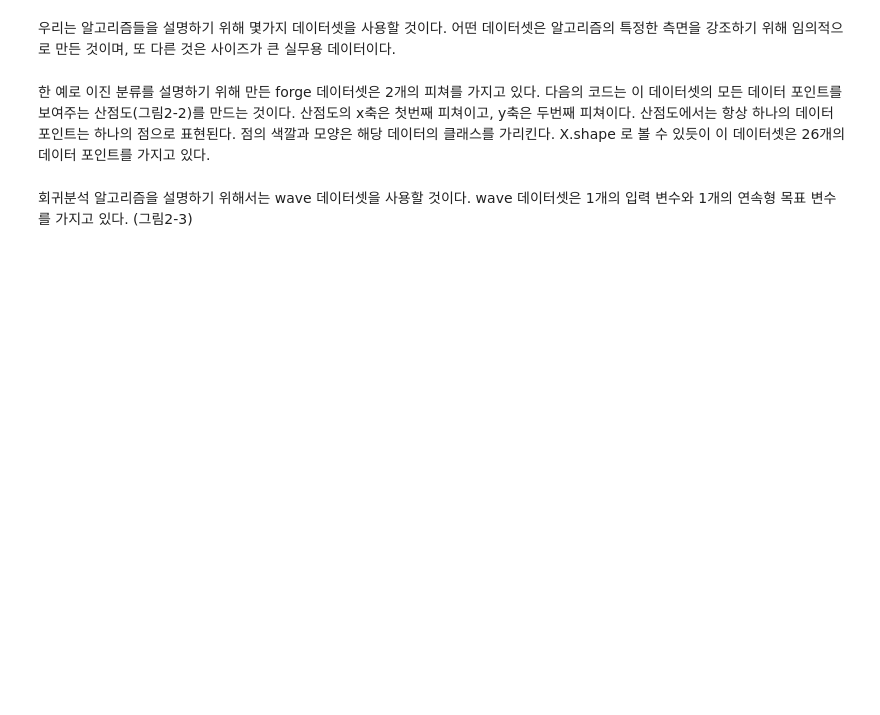
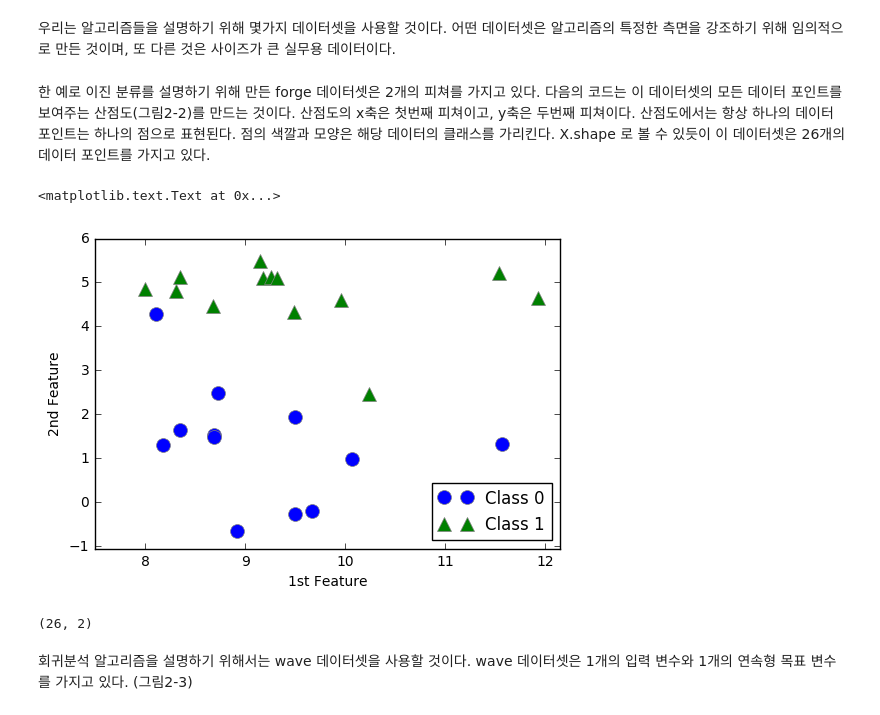
Before and after one commit to woosa7/PythonDataAnalytics, a Jupyter notebook: ML_Python/ML_2_1_SupervisedLearning.ipynb, the cells around one changed output. Drawn from its saved outputs; the diff is of its cells as text; code cells hidden in the pictures; blank space fills up the shorter version.

```diff
--- a/ML_Python/ML_2_1_SupervisedLearning.ipynb
+++ b/ML_Python/ML_2_1_SupervisedLearning.ipynb
@@ -77,6 +78,18 @@ import mglearn
 X, y = mglearn.datasets.make_forge()
 # %%
 # 데이터셋으로 산점도를 그린다
+# %%
+mglearn.discrete_scatter(X[:,0], X[:,1], y)  # 데이터의 첫번째, 두번째 피쳐
+plt.legend(["Class 0", "Class 1"], loc=4)    # 범례. loc : 범례의 위치 지정.
+plt.xlabel("1st Feature")
+plt.ylabel("2nd Feature")
+# %% [output]
+<matplotlib.text.Text at 0x...>
+[figure, added]
+# %%
+X.shape
+# %% [output]
+(26, 2)
 # %% [markdown]
 회귀분석 알고리즘을 설명하기 위해서는 wave 데이터셋을 사용할 것이다. wave 데이터셋은 1개의 입력 변수와 1개의 연속형 목표 변수를 가지고 있다. (그림2-3)
 # %% [markdown]
```
Also changed, not shown: parts of 10 cells of this notebook.
